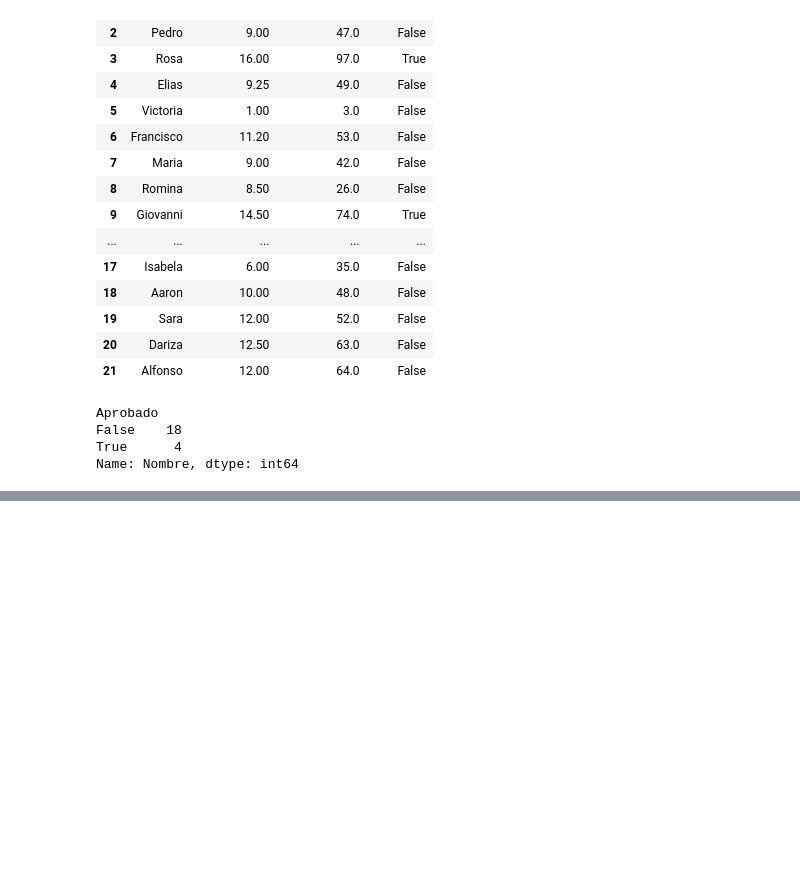
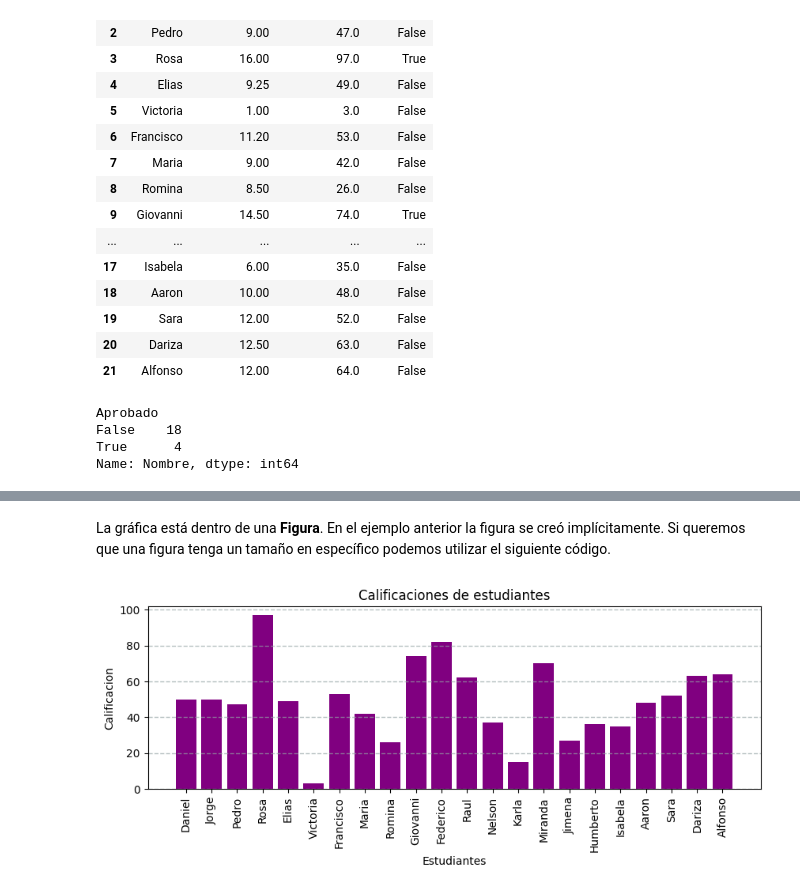
Before and after one commit to KZuleika/python-data-analysis, a Jupyter notebook: Notebooks/data_analysis.ipynb, the cells around one changed output, grey strips where cells are left out. Saved outputs shown, nothing was run; the diff lists cells and outputs as text; code cells hidden in the pictures; blank space fills up the shorter version.

```diff
--- a/Notebooks/data_analysis.ipynb
+++ b/Notebooks/data_analysis.ipynb
@@ -358,0 +380,20 @@ Name: Nombre, dtype: int64
+# %% [markdown]
+La gráfica está dentro de una **Figura**. En el ejemplo anterior la figura se creó implícitamente. Si queremos que una figura tenga un tamaño en específico podemos utilizar el siguiente código.
+# %%
+#Crea una figura
+fig = plt.figure(figsize=(10,3))
+
+#Crea una gráfica de barras con nombres vs calificaciones
+plt.bar(x=df_estudiantes.Nombre, height=df_estudiantes.Calificaciones, color='purple')
+
+#Personalizar el gráfico
+plt.title('Calificaciones de estudiantes')
+plt.xlabel('Estudiantes')
+plt.ylabel('Calificacion')
+plt.grid(color='#95a5a6', linestyle= '--', linewidth=1, axis='y', alpha=0.7)
+plt.xticks(rotation=90)
+
+#Despliega la gráfica
+plt.show()
+# %% [output]
+[figure, added]
```
Also changed, not shown: parts of 13 cells of this notebook.
